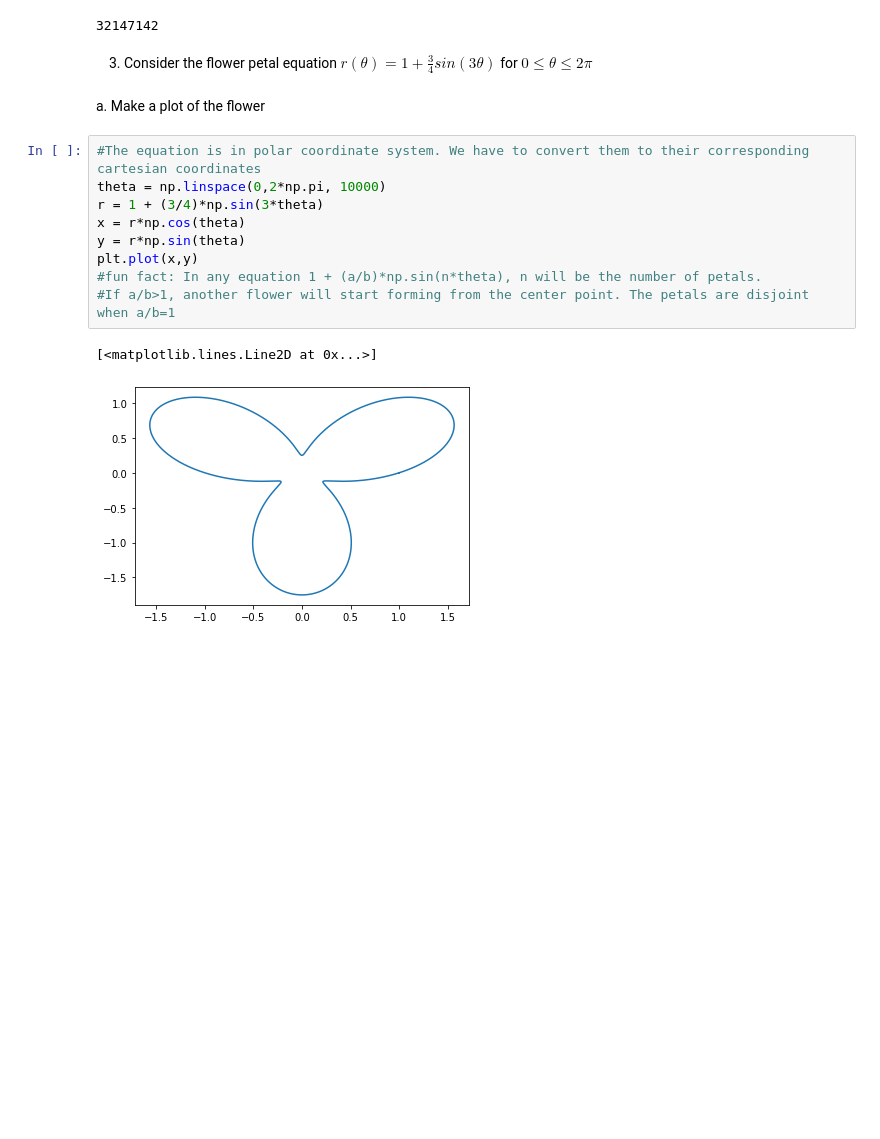
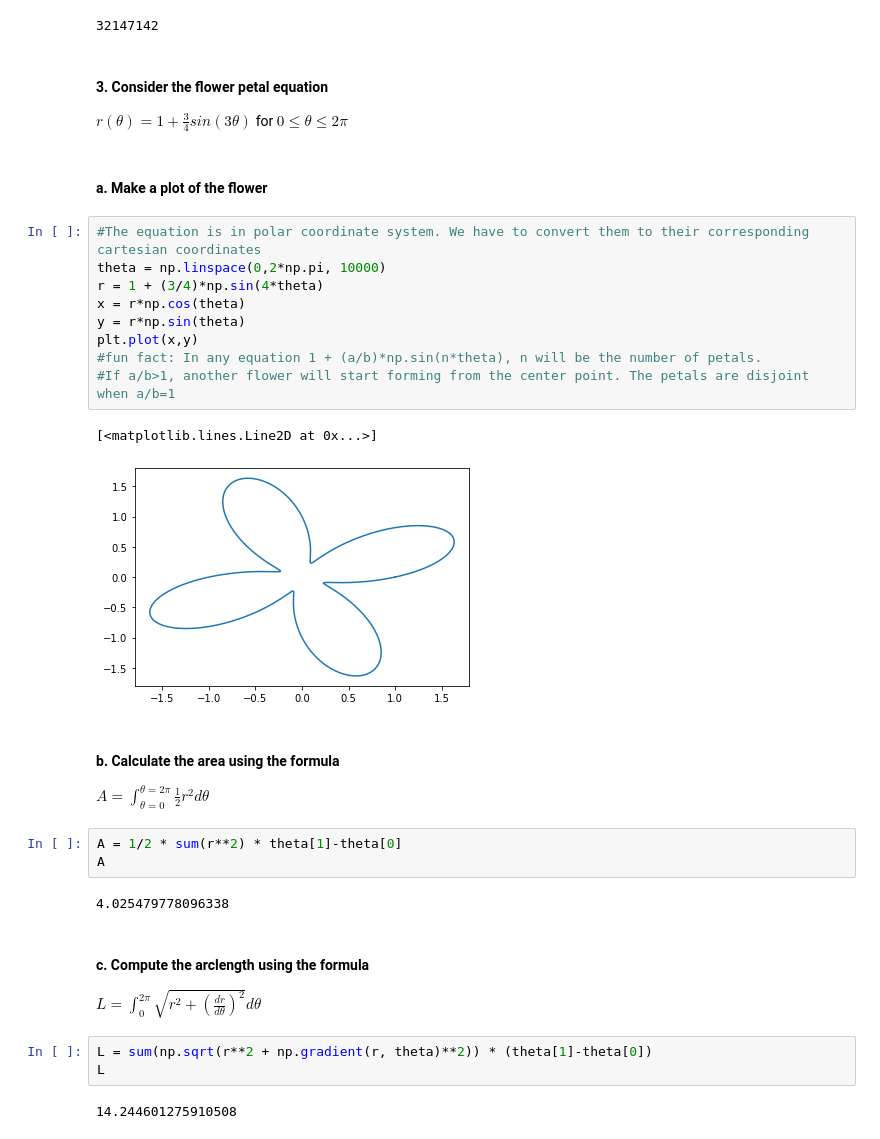
Before and after one commit to krishparadox/AI-Building-Blocks, a Jupyter notebook: nuances_of_numpy.ipynb, the cells around one changed output. Cells and saved outputs as stored; diff of their text form; blank space fills up the shorter version.

```diff
--- a/nuances_of_numpy.ipynb
+++ b/nuances_of_numpy.ipynb
@@ -254,18 +350,35 @@ x[(x%4!=0)*(x%7!=0)].sum()
 # %% [output]
 32147142
 # %% [markdown]
-3. Consider the flower petal equation $ r(\theta) = 1 + \frac{3}{4}sin(3\theta) $ for $0\leq\theta\leq2\pi$
+#### 3. Consider the flower petal equation
+$ r(\theta) = 1 + \frac{3}{4}sin(3\theta)$ for $0\leq\theta\leq2\pi$
 # %% [markdown]
-a. Make a plot of the flower
+#### a. Make a plot of the flower
 # %%
 #The equation is in polar coordinate system. We have to convert them to their corresponding cartesian coordinates
 theta = np.linspace(0,2*np.pi, 10000)
-r = 1 + (3/4)*np.sin(3*theta)
+r = 1 + (3/4)*np.sin(4*theta)
 x = r*np.cos(theta)
 y = r*np.sin(theta)
 plt.plot(x,y)
 #fun fact: In any equation 1 + (a/b)*np.sin(n*theta), n will be the number of petals.
 #If a/b>1, another flower will start forming from the center point. The petals are disjoint when a/b=1
 # %% [output]
 [<matplotlib.lines.Line2D at 0x...>]
-[figure, old version]
+[figure, new version]
+# %% [markdown]
+#### b. Calculate the area using the formula
+$A = \int_{\theta=0}^{\theta=2\pi}\frac{1}{2}r^2d\theta$
+# %%
+A = 1/2 * sum(r**2) * theta[1]-theta[0]
+A
+# %% [output]
+4.025479778096338
+# %% [markdown]
+#### c. Compute the arclength using the formula
+$ L = \int_0^{2\pi} \sqrt{r^2 + \left(\frac{dr}{d\theta}\right)^2}d\theta $
+# %%
+L = sum(np.sqrt(r**2 + np.gradient(r, theta)**2)) * (theta[1]-theta[0])
+L
+# %% [output]
+14.244601275910508
```
Also changed, not shown: parts of 110 cells of this notebook, 1 other file.
